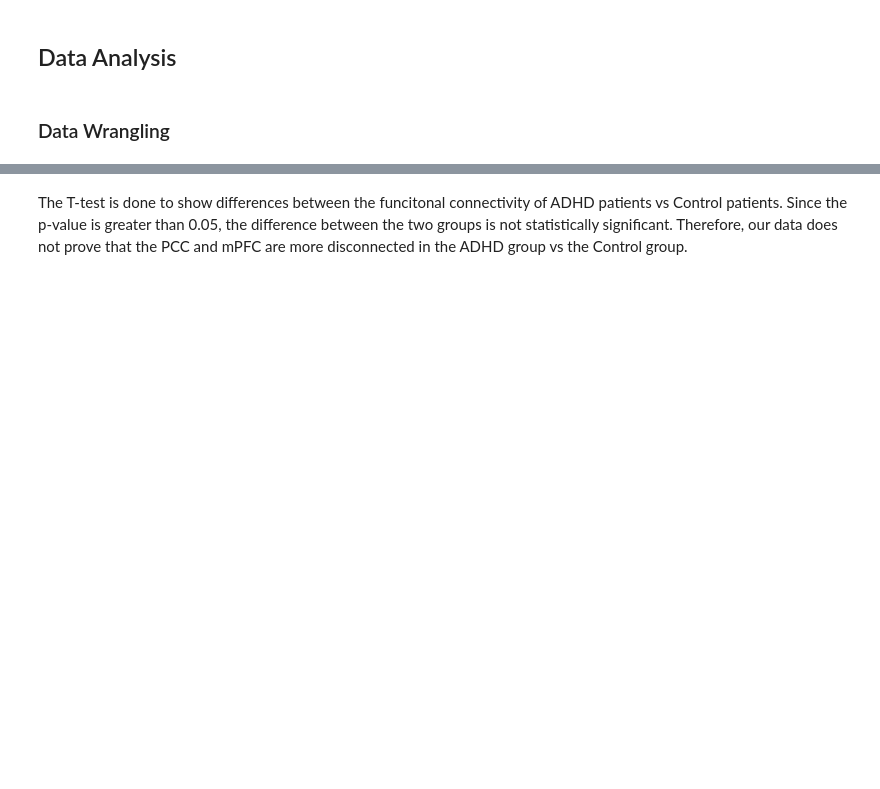
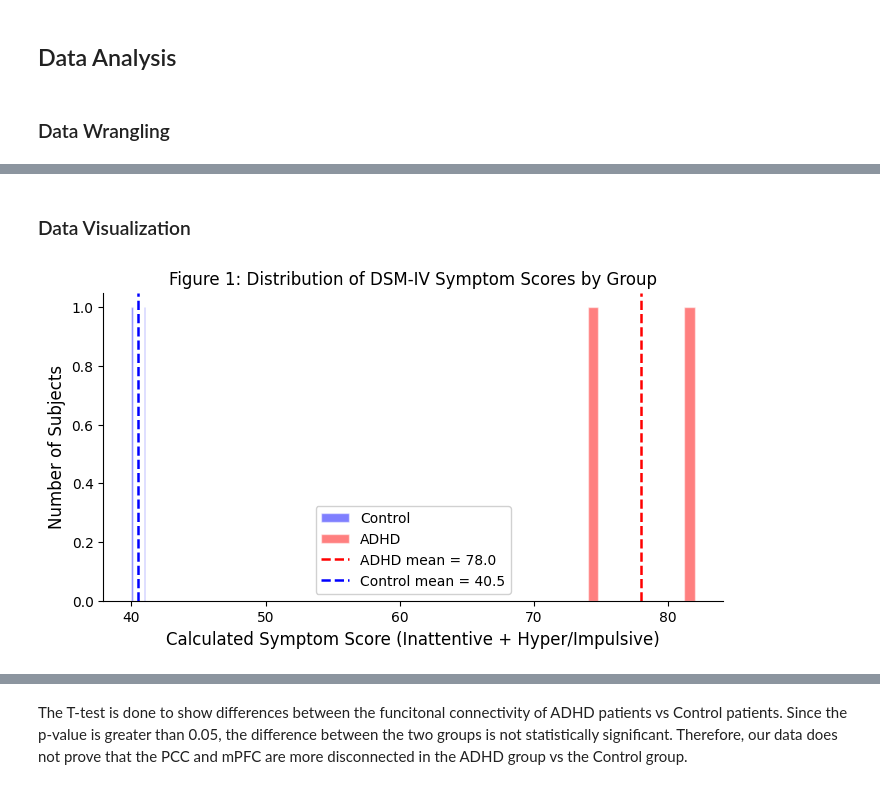
Before and after one commit to brandonmelendezrodr/bipn_finalproject, a Jupyter notebook: final_project_draft1.ipynb, the cells around one changed output, grey strips where cells are left out. Drawn from its saved outputs; the diff is of its cells as text; code cells hidden in the pictures; blank space fills up the shorter version.

```diff
--- a/final_project_draft1.ipynb
+++ b/final_project_draft1.ipynb
@@ -126,13 +146,11 @@ connectivity_records = []
 print('Extracting BOLD signals and computing PCC-mPFC connectivity...')
 
 
-# the columns that have most information in the adhd_data
-pheno_df['dsm_iv_inatt'] = pd.to_numeric(pheno_df['dsm_iv_inatt'], errors='coerce')
-pheno_df['dsm_iv_h_i']   = pd.to_numeric(pheno_df['dsm_iv_h_i'], errors='coerce')
-pheno_df['dsm_iv_tot']   = pd.to_numeric(pheno_df['dsm_iv_tot'], errors='coerce')
-pheno_df['Calculated_Symptom_Score'] = pheno_df['dsm_iv_inatt'] + pheno_df['dsm_iv_h_i']
-pheno_df['Calculated_Symptom_Score'] = pheno_df['Calculated_Symptom_Score'].fillna(pheno_df['dsm_iv_tot'])
 
+
+pheno_df['Calculated_Symptom_Score'] = pheno_df['dsm_iv_tot'].fillna(
+    pheno_df[['dsm_iv_inatt', 'dsm_iv_h_i']].sum(axis=1, min_count=1)
+)
 
 for i in range( len(pheno_df)):
     func_file  = adhd_data.func[i]
@@ -160,11 +178,3 @@ results_df['Symptom_Score'] = pd.to_numeric(results_df['Symptom_Score'], errors=
 results_clean = results_df.dropna(subset=['Symptom_Score'])
 
 print(results_df['Group'].value_counts())
-
-adhd_fc = results_df[results_df['Group'] == 'ADHD']['Connectivity_Z']
-ctrl_fc = results_df[results_df['Group'] == 'Control']['Connectivity_Z']
-t_stat, p_val_ttest = ttest_ind(adhd_fc, ctrl_fc, equal_var=False)
-
-
-print(f'Processed {len(results_df)} subjects.')
-print(f'T-Test (ADHD vs Control): t = {t_stat:.2f}, p = {p_val_ttest:.2f}')
@@ -170,0 +189,26 @@ print(f'T-Test (ADHD vs Control): t = {t_stat:.2f}, p = {p_val_ttest:.2f}')
+# %% [markdown]
+### Data Visualization
+# %%
+# Visualizing the distribution of symptom scores, should be higher for ADHD, as they exhibit more symptoms
+fig, ax = plt.subplots(figsize=(8, 4))
+adhd_scores = results_clean[results_clean['Group'] == 'ADHD']['Symptom_Score']
+ctrl_scores = results_clean[results_clean['Group'] == 'Control']['Symptom_Score']
+
+ax.hist(ctrl_scores, alpha=0.5, color='blue', label='Control', edgecolor='white')
+# transparency to show it's behind the mean.
+ax.hist(adhd_scores, alpha=0.5, color='red', label='ADHD',    edgecolor='white')
+
+# Internet-assisted to add mean lines on a histogram.
+ax.axvline(adhd_scores.mean(), color='red', linestyle='--', linewidth=1.8,
+           label=f'ADHD mean = {adhd_scores.mean():.1f}')
+ax.axvline(ctrl_scores.mean(), color='blue', linestyle='--', linewidth=1.8,
+           label=f'Control mean = {ctrl_scores.mean():.1f}')
+
+ax.set_xlabel('Calculated Symptom Score (Inattentive + Hyper/Impulsive)', fontsize=12)
+ax.set_ylabel('Number of Subjects', fontsize=12)
+ax.set_title('Figure 1: Distribution of DSM-IV Symptom Scores by Group')
+ax.legend(framealpha=0.9)
+sns.despine()
+plt.show()
+# %% [output]
+[figure, added]
```
Also changed, not shown: parts of 17 cells of this notebook.
